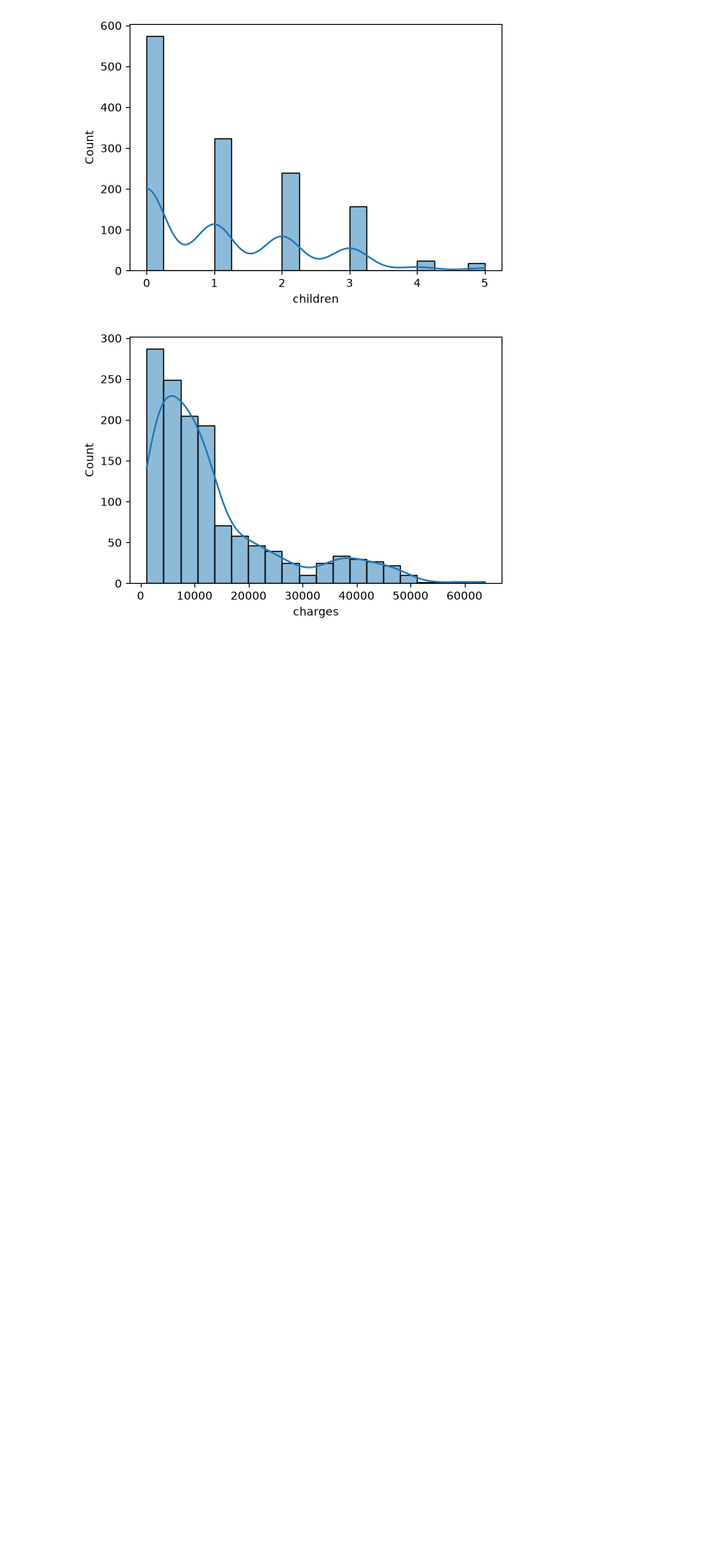
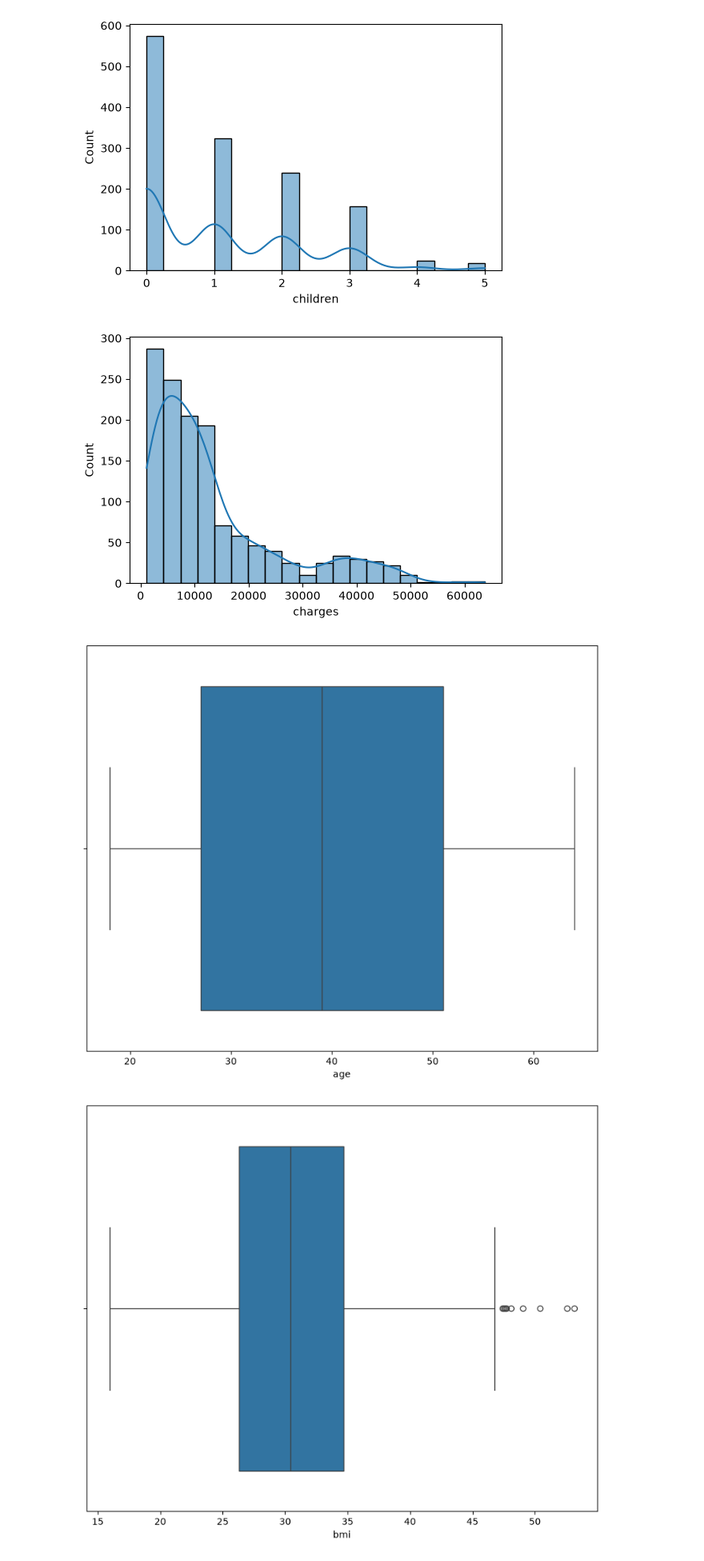
Before and after one commit to arypatel01/Machine-Learning-, a Jupyter notebook: Project1/index.ipynb, the cells around one changed output. Shown at 80% size. Saved outputs shown, nothing was run; the diff lists cells and outputs as text; code cells hidden in the pictures; blank space fills up the shorter version.

```diff
--- a/Project1/index.ipynb
+++ b/Project1/index.ipynb
@@ -52,3 +52,10 @@ for col in numeric_columns:
 [figure]
 [figure]
 [figure]
+# %%
+for col in numeric_columns:
+    plt.figure(figsize=(10,8))
+    sns.boxplot(x = df[col])
+# %% [output]
+[figure, added]
+[figure, added]
```
Also changed, not shown: parts of 21 cells of this notebook.
